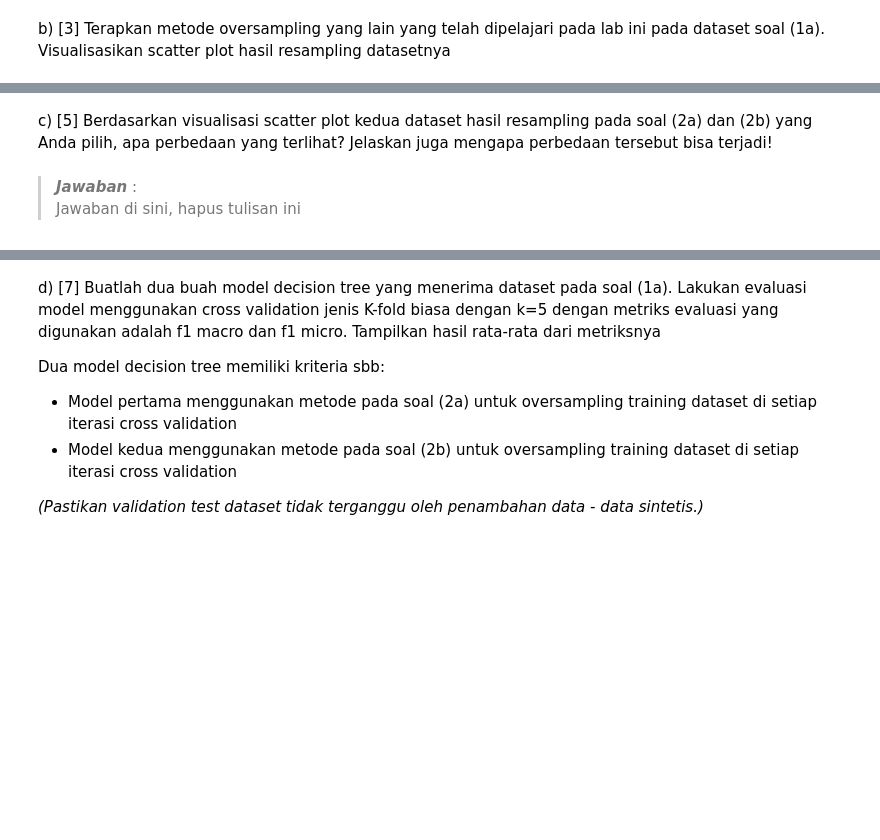
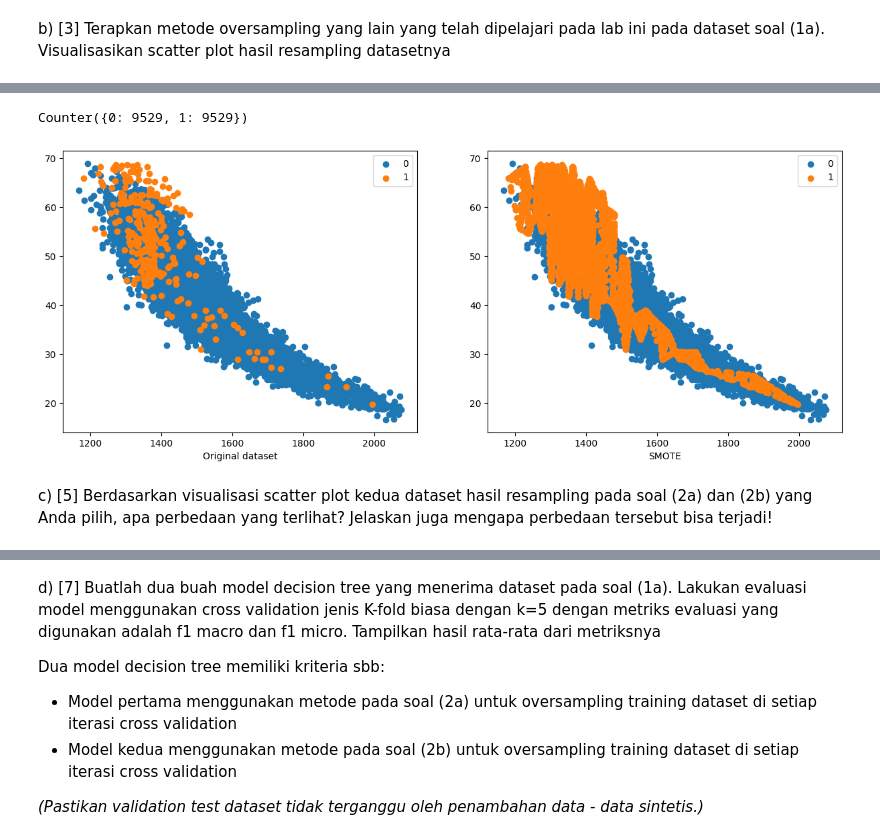
Before and after one commit to farrelayman09/lab-kasdad-7, a Jupyter notebook: Lab_7.ipynb, the cells around one changed output, grey strips where cells are left out. Drawn from its saved outputs; the diff is of its cells as text; code cells hidden in the pictures; blank space fills up the shorter version.

```diff
--- a/Lab_7.ipynb
+++ b/Lab_7.ipynb
@@ -779,5 +830,20 @@ ini pada dataset soal (1a). Visualisasikan scatter plot hasil resampling dataset
+# %%
+# Definisi SMOTE class
+smote = SMOTE()
+
+# Resampling berdasarkan dataset simulasi
+X_smote, y_smote = smote.fit_resample(X, y)
+
+# Distribusi kelas pada dataset
+counter_y_smote = Counter(y_smote)
+print(counter_y_smote)
+
+# Perbandingan scatter plot antara dataset asli dan dataset sampling
+show_simulated_dataset_comparison(X1=X, X2=X_smote,
+                                  y1=y, y2=y_smote,
+                                  title2='SMOTE')
+# %% [output]
+Counter({0: 9529, 1: 9529})
+[figure, added]
 # %% [markdown]
 c) [5] Berdasarkan visualisasi scatter plot kedua dataset hasil resampling pada soal (2a) dan (2b) yang Anda pilih, apa perbedaan yang terlihat? Jelaskan juga mengapa perbedaan tersebut bisa terjadi!
-# %% [markdown]
-> <b><i>Jawaban</i></b> : <br>
-Jawaban di sini, hapus tulisan ini
```
Also changed, not shown: parts of 28 cells of this notebook.
